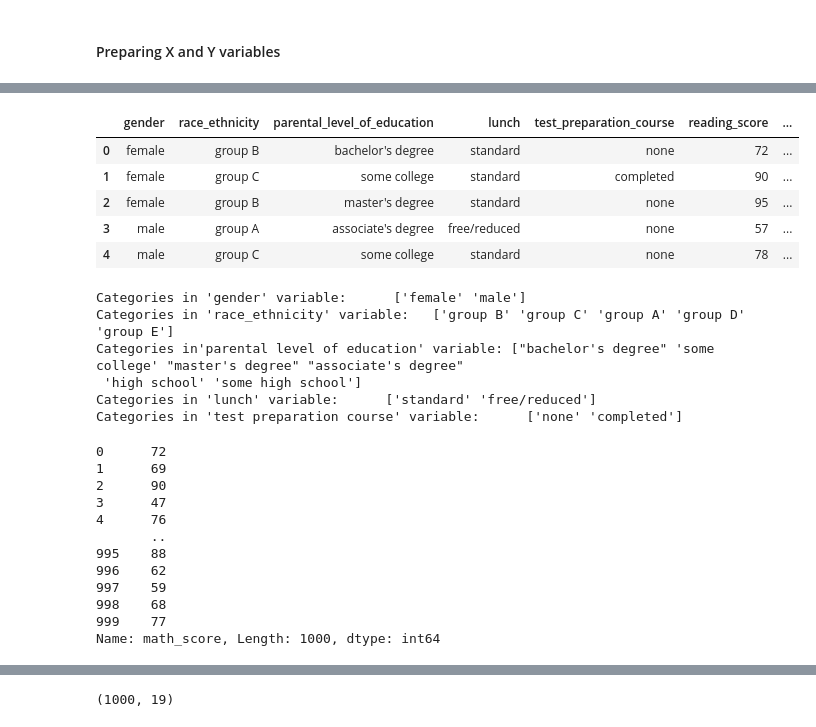
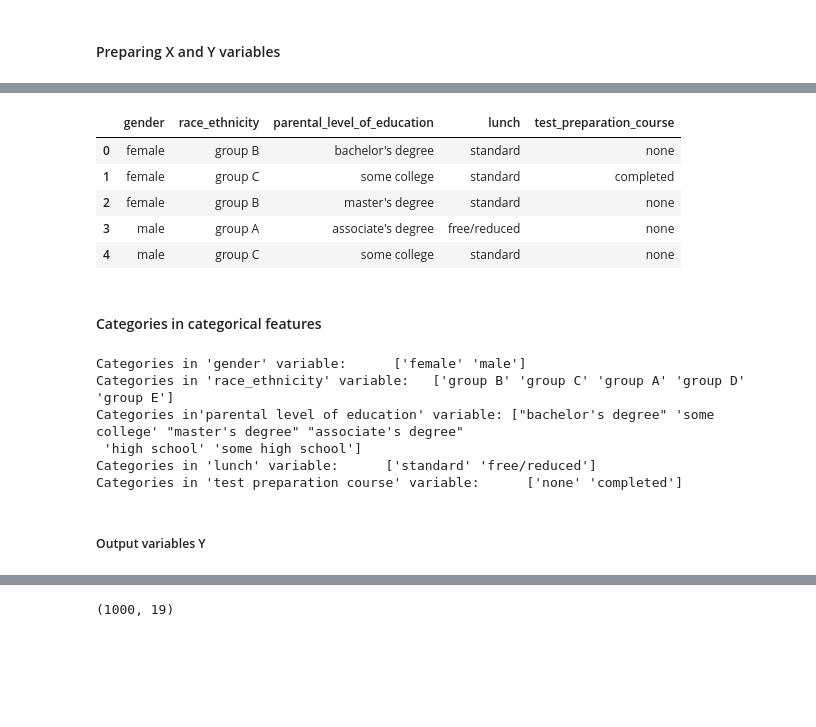
Before and after one commit to MohsinAli-10/ML-project-1-Student-Performance-Prediction, a Jupyter notebook: notebook/2. MODEL TRAINING.ipynb, the cells around one changed output, grey strips where cells are left out. Drawn from its saved outputs; the diff is of its cells as text; code cells hidden in the pictures; blank space fills up the shorter version.

Commit message:
model output variable update

```diff
--- a/notebook/2. MODEL TRAINING.ipynb
+++ b/notebook/2. MODEL TRAINING.ipynb
@@ -43,2 +43,13 @@ df.head()
 # %%
-X = df.drop(columns=['math_score'],axis=1)
+X1 = df.drop(columns=['math_score'],axis=1) # for math score prediction
+X2 = df.drop(columns=['reading_score'],axis=1) # for reading score prediction
+X3 = df.drop(columns=['writing_score'],axis=1) # for writing score prediction
+df2 = df.copy()
+df2['average_score'] = (df2['math_score'] + df2['reading_score'] + df2['writing_score'])/3
+df2=df2.drop(columns=['math_score', 'reading_score', 'writing_score'],axis=1)
+X4 = df2.drop(columns=['average_score'],axis=1) # for average score prediction
+
+# x1 for math
+# x2 for reading
+# x3 for writing
+# x4 for average
@@ -45,12 +66,17 @@ X = df.drop(columns=['math_score'],axis=1)
 # %%
-X.head()
+# X1.head()
+# X2.head()
+# X3.head()
+X4.head()
 # %% [output]
-|  | gender | race_ethnicity | parental_level_of_education | lunch | test_preparation_course | reading_score | ... |
-| 0 | female | group B | bachelor's degree | standard | none | 72 | ... |
-| 1 | female | group C | some college | standard | completed | 90 | ... |
-| 2 | female | group B | master's degree | standard | none | 95 | ... |
-| 3 | male | group A | associate's degree | free/reduced | none | 57 | ... |
-| 4 | male | group C | some college | standard | none | 78 | ... |
+|  | gender | race_ethnicity | parental_level_of_education | lunch | test_preparation_course |
+| 0 | female | group B | bachelor's degree | standard | none |
+| 1 | female | group C | some college | standard | completed |
+| 2 | female | group B | master's degree | standard | none |
+| 3 | male | group A | associate's degree | free/reduced | none |
+| 4 | male | group C | some college | standard | none |
+# %% [markdown]
+#### Categories in categorical features
 # %%
 print("Categories in 'gender' variable:     ",end=" " )
 print(df['gender'].unique())
@@ -73,4 +99,6 @@ Categories in'parental level of education' variable: ["bachelor's degree" 'some
  'high school' 'some high school']
 Categories in 'lunch' variable:      ['standard' 'free/reduced']
 Categories in 'test preparation course' variable:      ['none' 'completed']
+# %% [markdown]
+##### Output variables Y
 # %%
@@ -78,15 +113,0 @@ y = df['math_score']
-# %%
-y
-# %% [output]
-0      72
-1      69
-2      90
-3      47
-4      76
-       ..
-995    88
-996    62
-997    59
-998    68
-999    77
-Name: math_score, Length: 1000, dtype: int64
```
Also changed, not shown: parts of 7 cells of this notebook, 1 other file.
